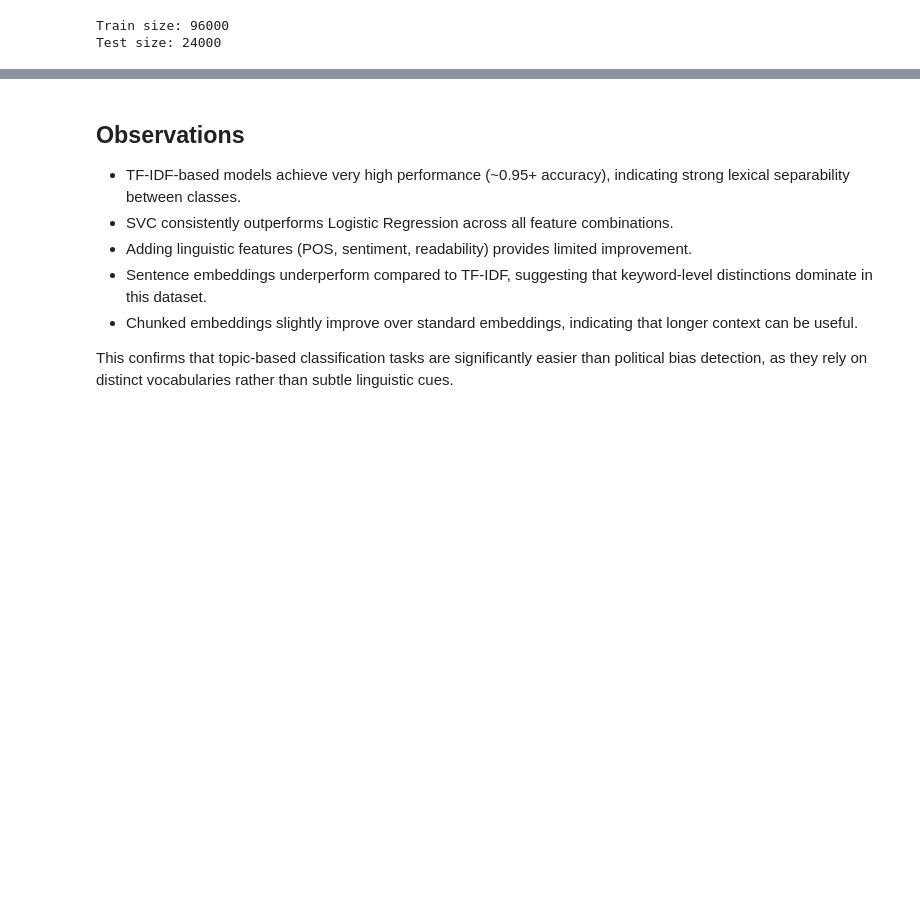
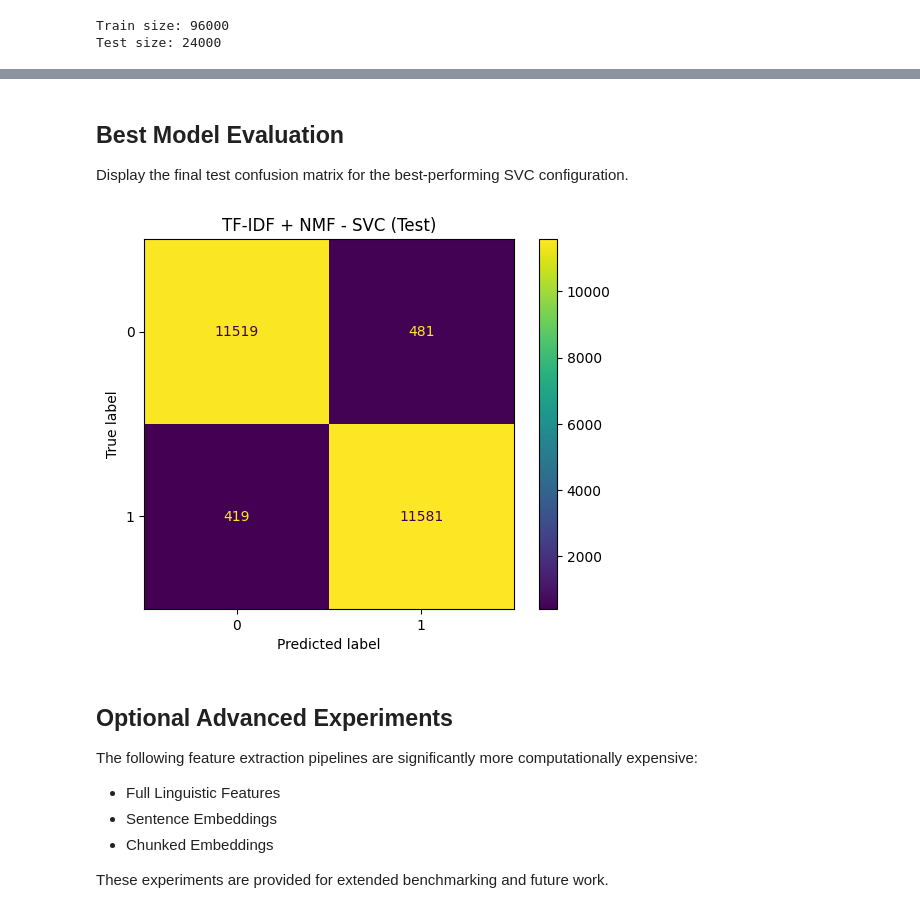
Before and after one commit to kolianedgar/Predicting-the-Political-Leaning-of-the-Media-Outlet-from-Article-Text, a Jupyter notebook: notebooks/02_article_classification.ipynb, the cells around one changed output, grey strips where cells are left out. Cells and saved outputs as stored; diff of their text form; code cells hidden in the pictures; blank space fills up the shorter version.

```diff
--- a/notebooks/02_article_classification.ipynb
+++ b/notebooks/02_article_classification.ipynb
@@ -158,20 +246,29 @@ plt.show()
+# %% [markdown]
+## Best Model Evaluation
+
+Display the final test confusion matrix for the best-performing SVC configuration.
 # %%
-from sklearn.metrics import ConfusionMatrixDisplay
-
-best_model = df_test.sort_values(by="SVC Test Acc", ascending=False).iloc[0]["Model"]
+best_model = df_test.sort_values(
+    by="SVC Test Acc",
+    ascending=False
+).iloc[0]["Model"]
 
 cm = cms[best_model]["TEST_SVC"]
 
 ConfusionMatrixDisplay(cm).plot()
+
 plt.title(f"{best_model} - SVC (Test)")
+
 plt.show()
+# %% [output]
+[figure, added]
 # %% [markdown]
-## Observations
+## Optional Advanced Experiments
 
-- TF-IDF-based models achieve very high performance (~0.95+ accuracy), indicating strong lexical separability between classes.
-- SVC consistently outperforms Logistic Regression across all feature combinations.
-- Adding linguistic features (POS, sentiment, readability) provides limited improvement.
-- Sentence embeddings underperform compared to TF-IDF, suggesting that keyword-level distinctions dominate in this dataset.
-- Chunked embeddings slightly improve over standard embeddings, indicating that longer context can be useful.
+The following feature extraction pipelines are significantly more computationally expensive:
 
-This confirms that topic-based classification tasks are significantly easier than political bias detection, as they rely on distinct vocabularies rather than subtle linguistic cues.
+- Full Linguistic Features
+- Sentence Embeddings
+- Chunked Embeddings
+
+These experiments are provided for extended benchmarking and future work.
```
Also changed, not shown: parts of 22 cells of this notebook, 3 other files.
